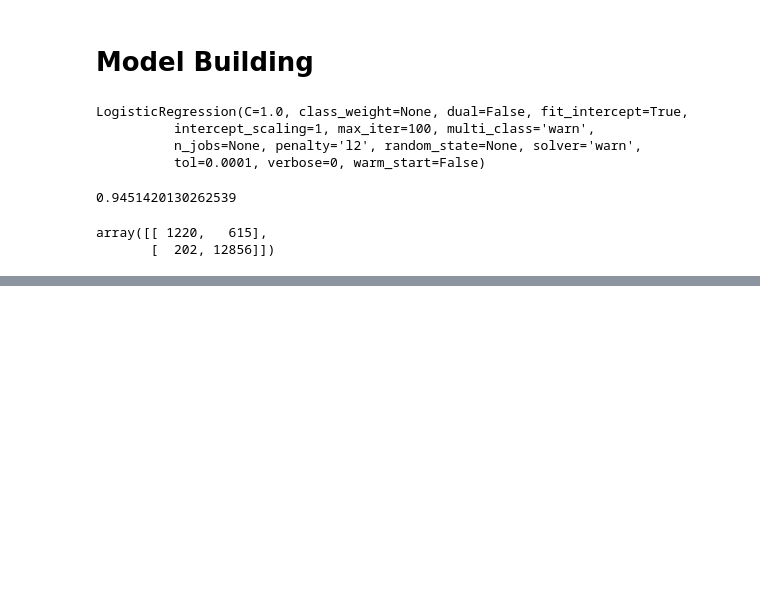
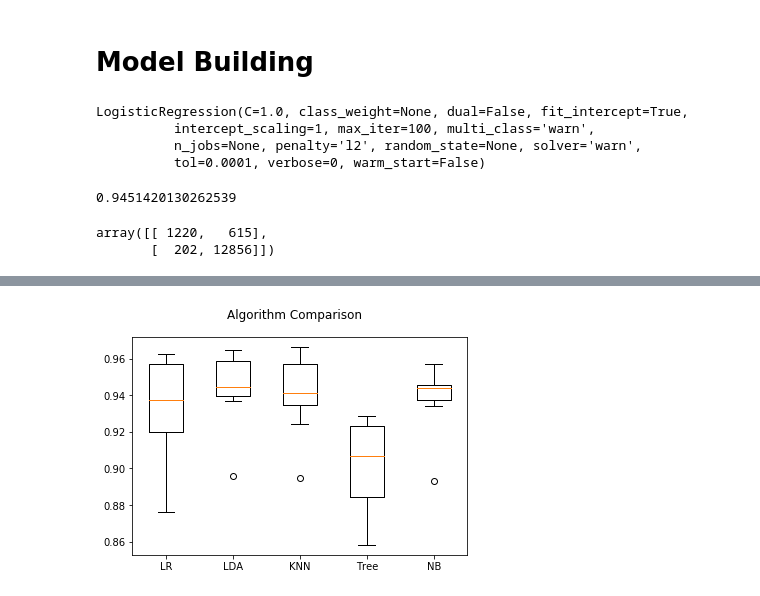
Before and after one commit to gautamprasad81/pgp-bdml-capstone, a Jupyter notebook: PlayerInformationFeature.ipynb, the cells around one changed output, grey strips where cells are left out. Cells and saved outputs as stored; diff of their text form; code cells hidden in the pictures; blank space fills up the shorter version.

Commit message:
Updated code for PI analysis with different models

```diff
--- a/PlayerInformationFeature.ipynb
+++ b/PlayerInformationFeature.ipynb
@@ -254,0 +280,24 @@ F1 Score of Logistic Regression: 0.9692035131365676
+# %%
+# Get all the models in a list
+models = []
+models.append(("LR", LogisticRegression()))
+models.append(("LDA", LinearDiscriminantAnalysis()))
+models.append(("KNN", KNeighborsClassifier()))
+models.append(("Tree", DecisionTreeClassifier()))
+models.append(("NB", GaussianNB()))
+#models.append(("SVC", SVC()))
+# %%
+# For running against cross validation, lets take all the relavant cols of the dataset, rather than just taking
+# the ones which showed strong correlation.
+X = pi_df[['playtime_per_day', 'Login_count', 'ip_count', 'avg_money', 'Max_level']]
+
+results = []
+model_names = []
+for model_name, model in models:
+    kfold_cv = model_selection.KFold(n_splits=10, random_state=23)
+    cv_results = model_selection.cross_val_score(model, X, y, cv=kfold_cv, scoring='accuracy')
+    #print(model_name, cv_results)
+    results.append(cv_results)
+    model_names.append(model_name)
+    msg = "%s: %f (%f)" % (model_name, cv_results.mean(), cv_results.std())
+    print(msg)
@@ -254,0 +319,10 @@ F1 Score of Logistic Regression: 0.9692035131365676
+# %%
+# Plotting the results of cross validation in box plot to check the variation of cross validation scores of each algo.
+fig = plt.figure()
+fig.suptitle('Algorithm Comparison')
+ax = fig.add_subplot(111)
+plt.boxplot(results)
+ax.set_xticklabels(model_names)
+plt.show()
+# %% [output]
+[figure, added]
```
Also changed, not shown: parts of 15 cells of this notebook.
